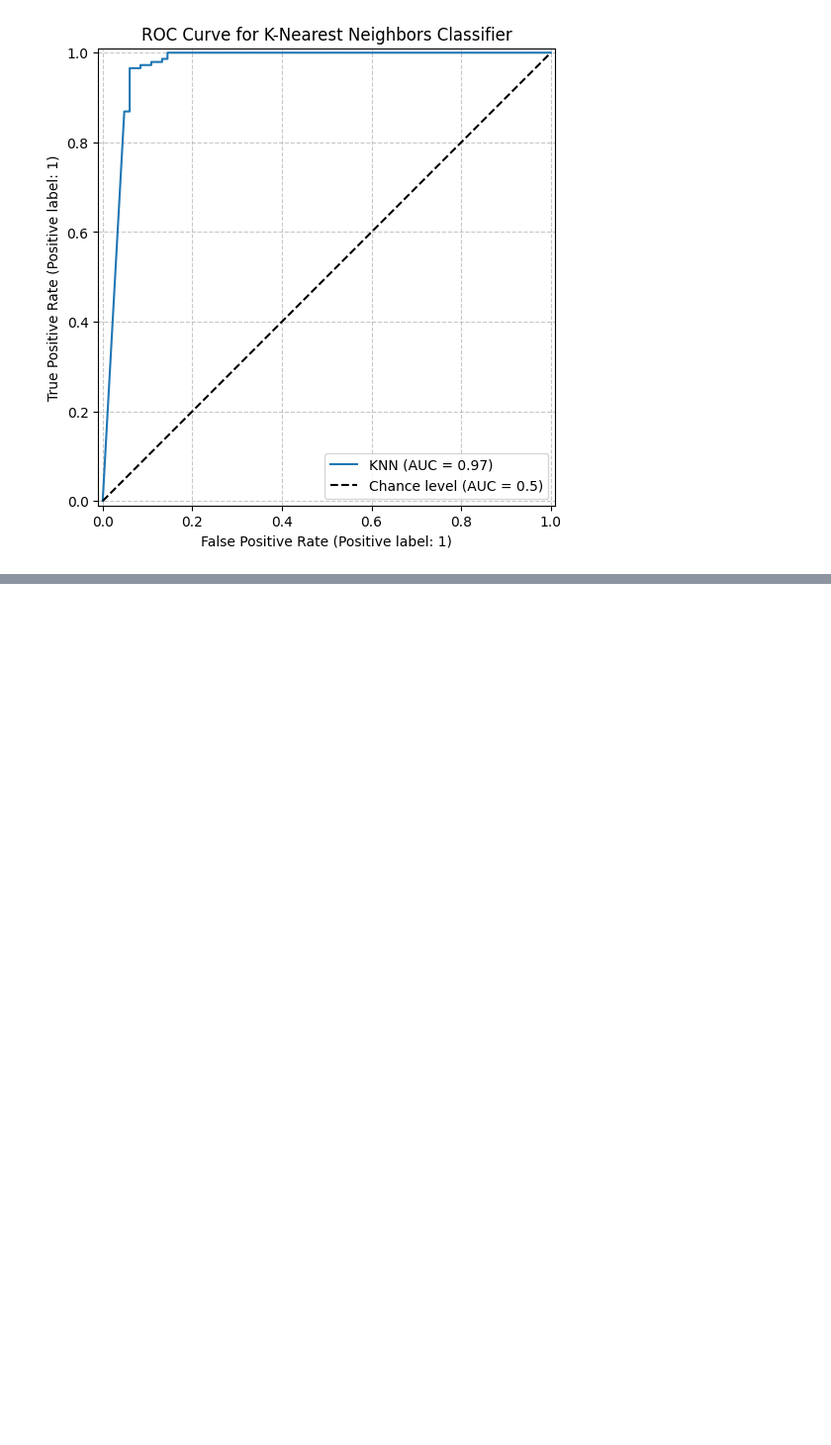
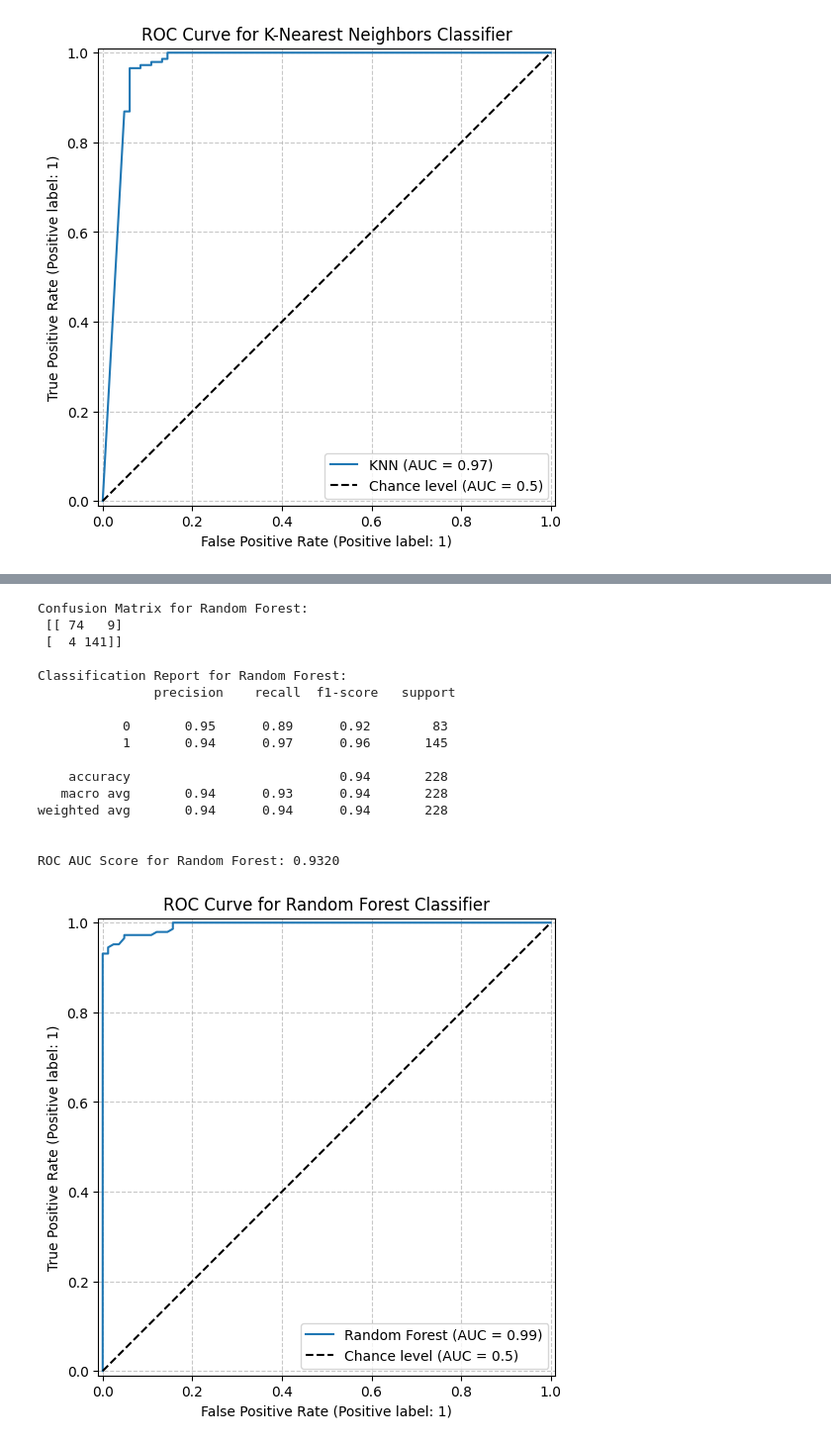
Before and after one commit to faheemdehalvi/breast_cancer_diagnostics, a Jupyter notebook: breast_cancer_diagnosis_.ipynb, the cells around one changed output, grey strips where cells are left out. Shown at 99% size. Saved outputs shown, nothing was run; the diff lists cells and outputs as text; code cells hidden in the pictures; blank space fills up the shorter version.

```diff
--- a/breast_cancer_diagnosis_.ipynb
+++ b/breast_cancer_diagnosis_.ipynb
@@ -153,0 +240,52 @@ plt.show()
+# %%
+from sklearn.ensemble import RandomForestClassifier
+
+# Initialize a Random Forest Classifier
+# You can tune hyperparameters for Random Forest as well using GridSearchCV, if desired.
+rf_clf = RandomForestClassifier(random_state=42)
+
+# Train the model on the training data
+rf_clf.fit(X_train, y_train)
+
+# Make predictions on the test set
+y_pred_rf = rf_clf.predict(X_test)
+# %%
+from sklearn.metrics import classification_report, confusion_matrix, roc_auc_score
+import matplotlib.pyplot as plt
+from sklearn.metrics import RocCurveDisplay
+
+# Evaluate the Random Forest model
+print("Confusion Matrix for Random Forest:\n", confusion_matrix(y_test, y_pred_rf))
+print("\nClassification Report for Random Forest:\n", classification_report(y_test, y_pred_rf))
+
+# Calculate ROC AUC score for the Random Forest model
+roc_auc_rf = roc_auc_score(y_test, y_pred_rf)
+print(f"\nROC AUC Score for Random Forest: {roc_auc_rf:.4f}")
+
+# Create the ROC curve display for the Random Forest model
+fig_rf, ax_rf = plt.subplots(figsize=(8, 6))
+roc_display_rf = RocCurveDisplay.from_estimator(
+    rf_clf, X_test, y_test, name='Random Forest',
+    ax=ax_rf, plot_chance_level=True
+)
+ax_rf.set_title('ROC Curve for Random Forest Classifier')
+ax_rf.grid(linestyle='--', alpha=0.7)
+plt.show()
+# %% [output]
+Confusion Matrix for Random Forest:
+ [[ 74   9]
+ [  4 141]]
+
+Classification Report for Random Forest:
+               precision    recall  f1-score   support
+
+           0       0.95      0.89      0.92        83
+           1       0.94      0.97      0.96       145
+
+    accuracy                           0.94       228
+   macro avg       0.94      0.93      0.94       228
+weighted avg       0.94      0.94      0.94       228
+
+
+ROC AUC Score for Random Forest: 0.9320
+[figure, added]
```
Also changed, not shown: parts of 8 cells of this notebook.
